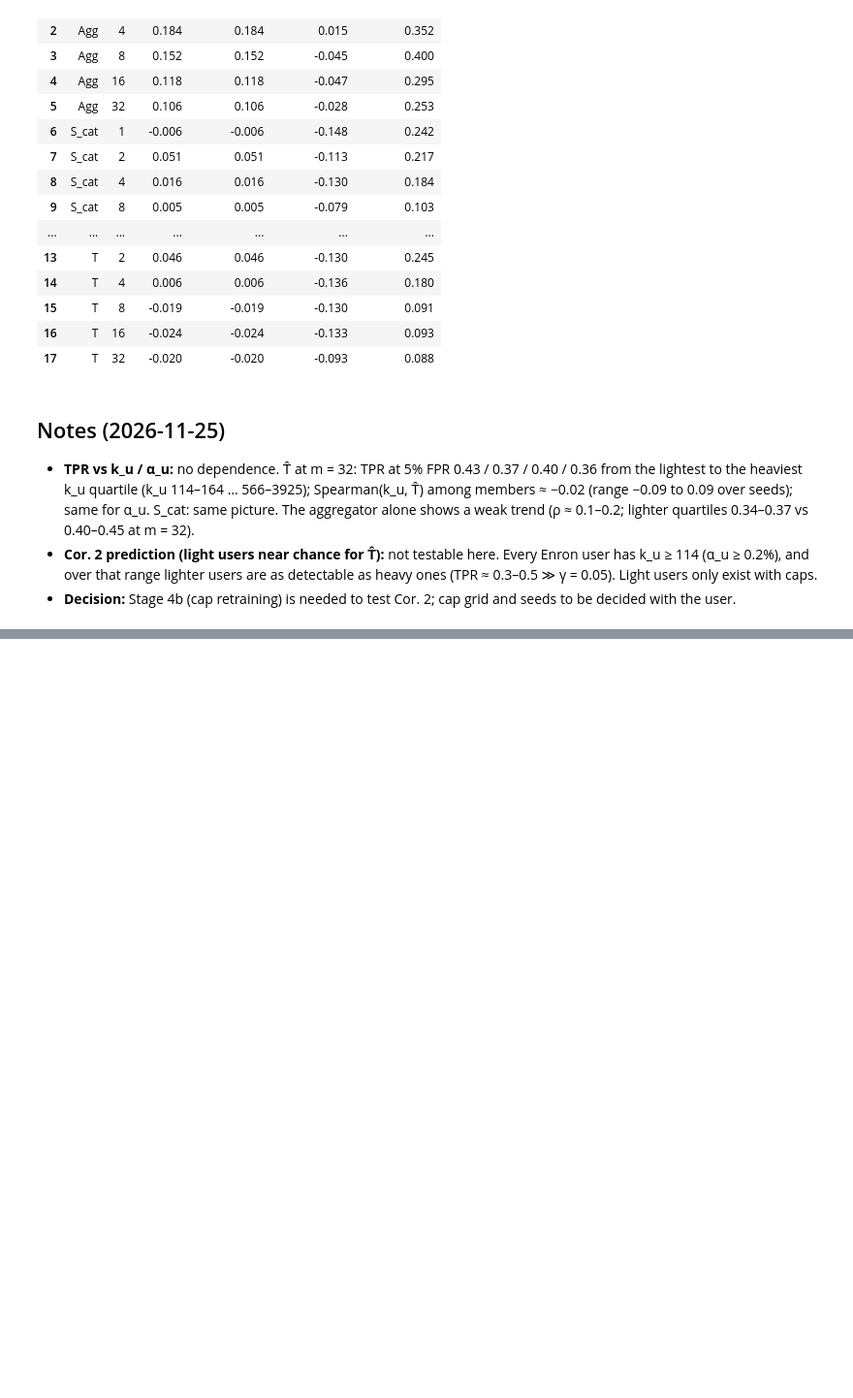
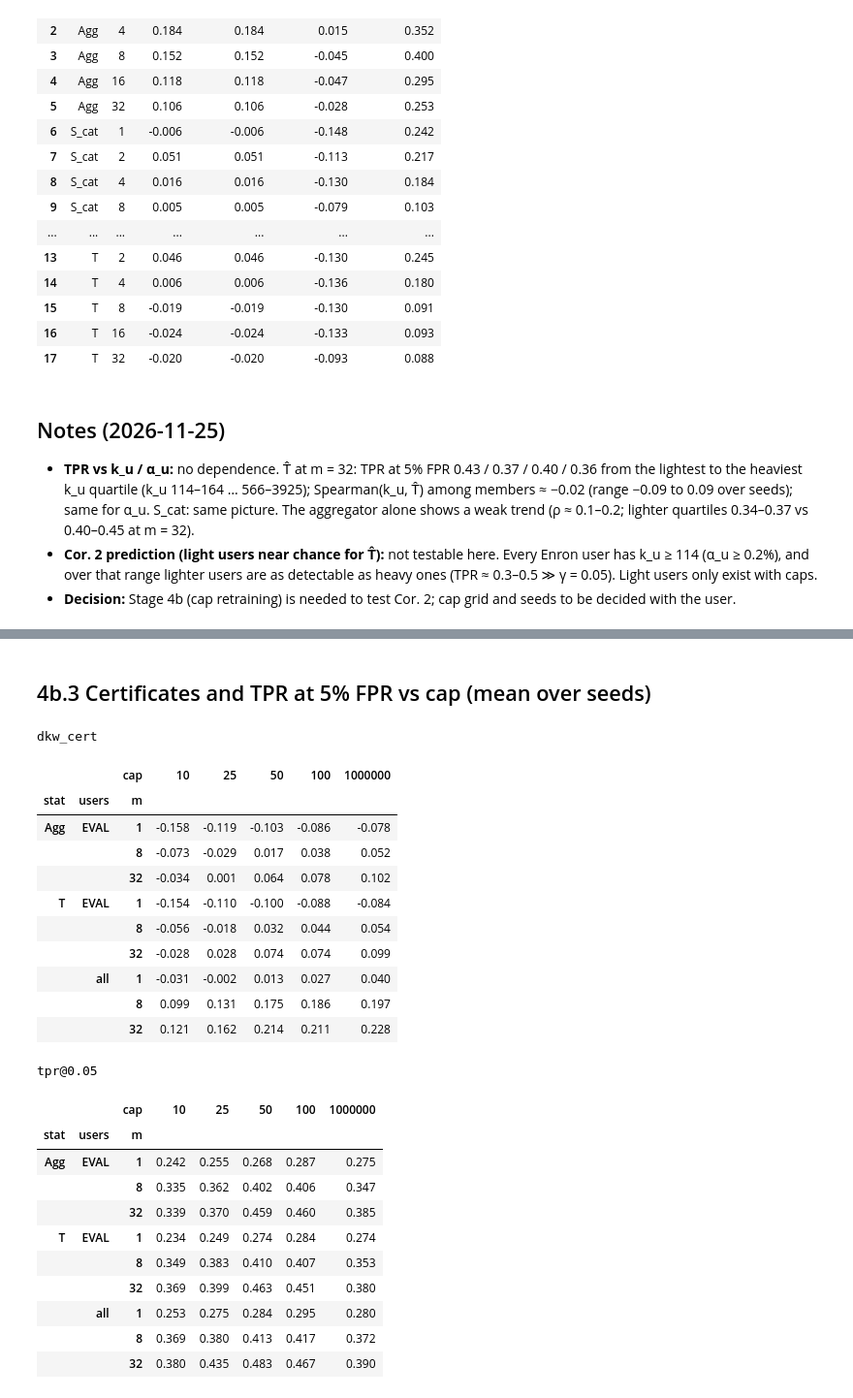
Before and after one commit to Jalalbaim/User-Inference-Attacks-on-LLMs, a Jupyter notebook: Stage4/stage4.ipynb, the cells around one changed output, grey strips where cells are left out. Shown at 97% size. Drawn from its saved outputs; the diff is of its cells as text; code cells hidden in the pictures; blank space fills up the shorter version.

```diff
--- a/Stage4/stage4.ipynb
+++ b/Stage4/stage4.ipynb
@@ -105,0 +197,30 @@ display(A.rank_corr(det).round(3))
+# %% [markdown]
+## 4b.3 Certificates and TPR at 5% FPR vs cap (mean over seeds)
+# %%
+for v in ["dkw_cert", "tpr@0.05"]:
+    print(v); display(cs.pivot_table(index=["stat", "users", "m"], columns="cap", values=v).loc[(slice(None), slice(None), [1, 8, 32]), :].round(3))
+# %% [output]
+dkw_cert
+|  |  | cap | 10 | 25 | 50 | 100 | 1000000 |
+| stat | users | m |  |  |  |  |  |
+| Agg | EVAL | 1 | -0.158 | -0.119 | -0.103 | -0.086 | -0.078 |
+|  |  | 8 | -0.073 | -0.029 | 0.017 | 0.038 | 0.052 |
+|  |  | 32 | -0.034 | 0.001 | 0.064 | 0.078 | 0.102 |
+| T | EVAL | 1 | -0.154 | -0.110 | -0.100 | -0.088 | -0.084 |
+|  |  | 8 | -0.056 | -0.018 | 0.032 | 0.044 | 0.054 |
+|  |  | 32 | -0.028 | 0.028 | 0.074 | 0.074 | 0.099 |
+|  | all | 1 | -0.031 | -0.002 | 0.013 | 0.027 | 0.040 |
+|  |  | 8 | 0.099 | 0.131 | 0.175 | 0.186 | 0.197 |
+|  |  | 32 | 0.121 | 0.162 | 0.214 | 0.211 | 0.228 |
+tpr@0.05
+|  |  | cap | 10 | 25 | 50 | 100 | 1000000 |
+| stat | users | m |  |  |  |  |  |
+| Agg | EVAL | 1 | 0.242 | 0.255 | 0.268 | 0.287 | 0.275 |
+|  |  | 8 | 0.335 | 0.362 | 0.402 | 0.406 | 0.347 |
+|  |  | 32 | 0.339 | 0.370 | 0.459 | 0.460 | 0.385 |
+| T | EVAL | 1 | 0.234 | 0.249 | 0.274 | 0.284 | 0.274 |
+|  |  | 8 | 0.349 | 0.383 | 0.410 | 0.407 | 0.353 |
+|  |  | 32 | 0.369 | 0.399 | 0.463 | 0.451 | 0.380 |
+|  | all | 1 | 0.253 | 0.275 | 0.284 | 0.295 | 0.280 |
+|  |  | 8 | 0.369 | 0.380 | 0.413 | 0.417 | 0.372 |
+|  |  | 32 | 0.380 | 0.435 | 0.483 | 0.467 | 0.390 |
```
Also changed, not shown: parts of 7 cells of this notebook, 10 other files.
